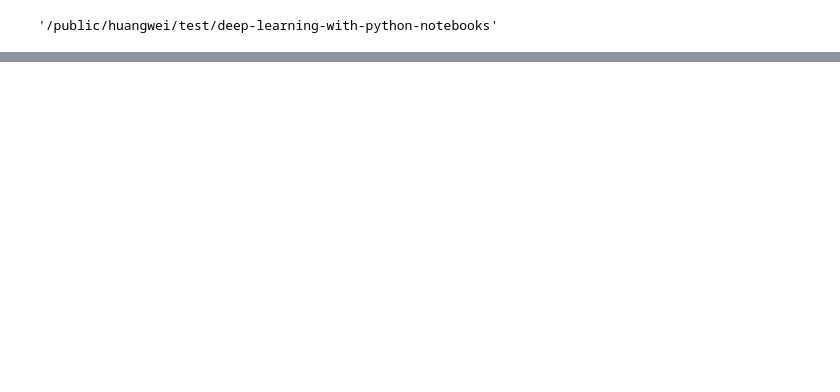
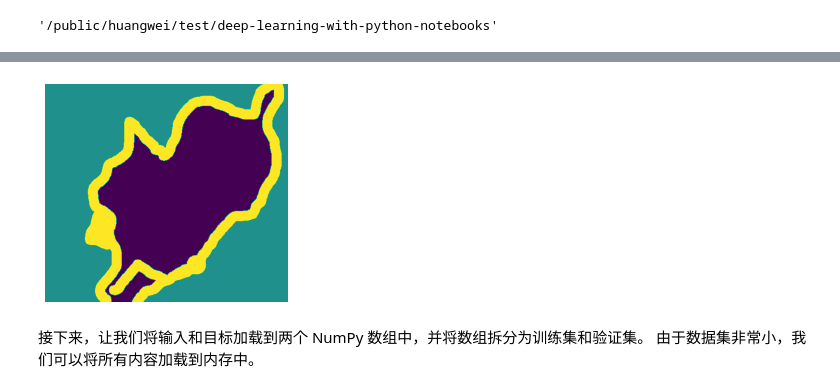
Before and after one commit to ustchope/dlwpn, a Jupyter notebook: ch9.ipynb, the cells around one changed output, grey strips where cells are left out. Saved outputs shown, nothing was run; the diff lists cells and outputs as text; code cells hidden in the pictures; blank space fills up the shorter version.

```diff
--- a/ch9.ipynb
+++ b/ch9.ipynb
@@ -107,0 +112,13 @@ pwd
+# %%
+import os
+
+input_dir = "data/images/"
+target_dir = "data/annotations/trimaps/"
+
+input_img_paths = sorted([os.path.join(input_dir, fname) for fname in os.listdir(input_dir)
+                          if fname.endswith(".jpg")])
+
+target_paths = sorted(
+    [os.path.join(target_dir, fname)
+     for fname in os.listdir(target_dir)
+     if fname.endswith(".png") and not fname.startswith(".")])
@@ -107,0 +138,15 @@ pwd
+# %%
+def display_target(target_array):
+#     原始标签是 1、2 和 3。我们减去 1，使标签的范围从 0 到 2，
+#     然后乘以 127，使标签变为 0（黑色）、127（灰色）、254（接近白色） .
+    normalized_array = (target_array.astype("uint8") - 1) * 127
+    plt.axis("off")
+    plt.imshow(normalized_array[:, :, 0])
+
+# 我们使用 color_mode='grayscale' 以便我们加载的图像被视为具有单个颜色通道。
+img = img_to_array(load_img(target_paths[9], color_mode="grayscale"))
+display_target(img)
+# %% [output]
+[figure, added]
+# %% [markdown]
+接下来，让我们将输入和目标加载到两个 NumPy 数组中，并将数组拆分为训练集和验证集。 由于数据集非常小，我们可以将所有内容加载到内存中。
```
Also changed, not shown: parts of 8 cells of this notebook.
